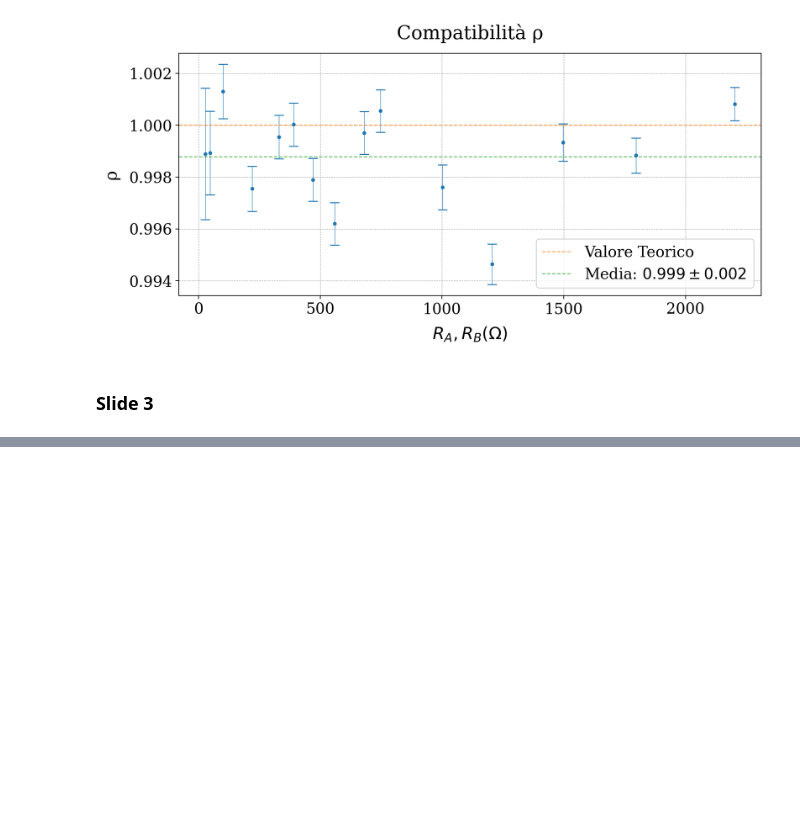
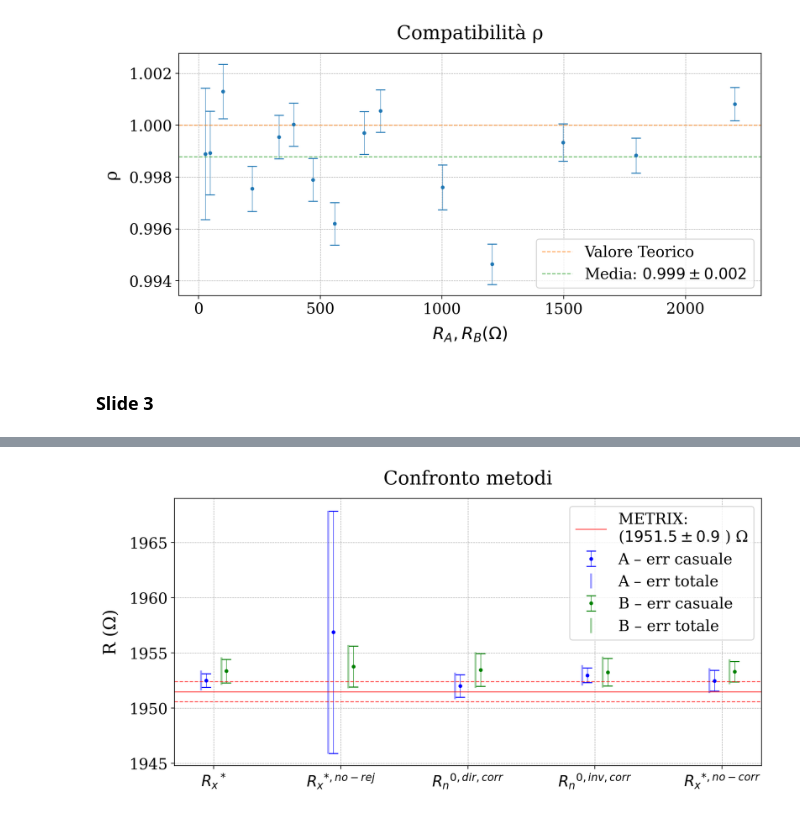
Before and after one commit to nichettg/Codici, a Jupyter notebook: 3. Ponte Wheatstone/analisi.ipynb, the cells around one changed output, grey strips where cells are left out. Saved outputs shown, nothing was run; the diff lists cells and outputs as text; code cells hidden in the pictures; blank space fills up the shorter version.

```diff
--- a/3. Ponte Wheatstone/analisi.ipynb
+++ b/3. Ponte Wheatstone/analisi.ipynb
@@ -519,43 +521,44 @@ if not separati:
     }
 
     offset_val = {
-        "Metodo A": -2*offset,
-        "Metodo B": 2*offset
+        "Metodo A": -4*offset,
+        "Metodo B": 4*offset
     }
 
     metod = ["A","B"]
 
     for i,(metodo,dati) in enumerate(risultati.items()):
 
         x_plot = x + offset_val[metodo]
 
         ax.errorbar(
             x_plot + offset,
             dati["valori"],
             dati["casuale"],
-            fmt="o",
             color=colori[metodo],
             label=f"{metod[i]} – err casuale",
-            **gf.default_error_params()
+            **gf.errorbar_params
         )
 
         ax.errorbar(
             x_plot - offset,
             dati["valori"],
             dati["totale"],
-            fmt="o",
+            fmt="none",
             color=colori[metodo],
             alpha=0.4,
             label=f"{metod[i]} – err totale",
-            **gf.default_error_params()
+            #**gf.errorbar_params
         )
 
-    ax.axhline(y=Rx_riferimento, color="red", label=f"METRIX: \n({gf.formatta_errore(Rx_riferimento, Rx_riferimento_err)}) Ω")
-    ax.axhline(y=Rx_riferimento + Rx_riferimento_err, color="red", linestyle="dashed", alpha=0.5)
-    ax.axhline(y=Rx_riferimento - Rx_riferimento_err, color="red", linestyle="dashed", alpha=0.5)
+    ax.axhline(y=Rx_riferimento, color="red", label=f"METRIX: \n({gf.formatta_errore(Rx_riferimento, Rx_riferimento_err)}) Ω", **gf.line_params_)
+    ax.axhline(y=Rx_riferimento + Rx_riferimento_err, color="red", **gf.line_params)
+    ax.axhline(y=Rx_riferimento - Rx_riferimento_err, color="red", **gf.line_params)
 
     # Legenda fuori
     #ax.legend(loc="center left", bbox_to_anchor=(1.02, 0.5), frameon=True)
     # Legenda dentro
     ax.legend(loc="upper right", frameon=True)
     gf.salva_grafico(fig, "Slide 3.pdf")
+# %% [output]
+[figure, added]
```
Also changed, not shown: parts of 3 cells of this notebook, 11 other files.
